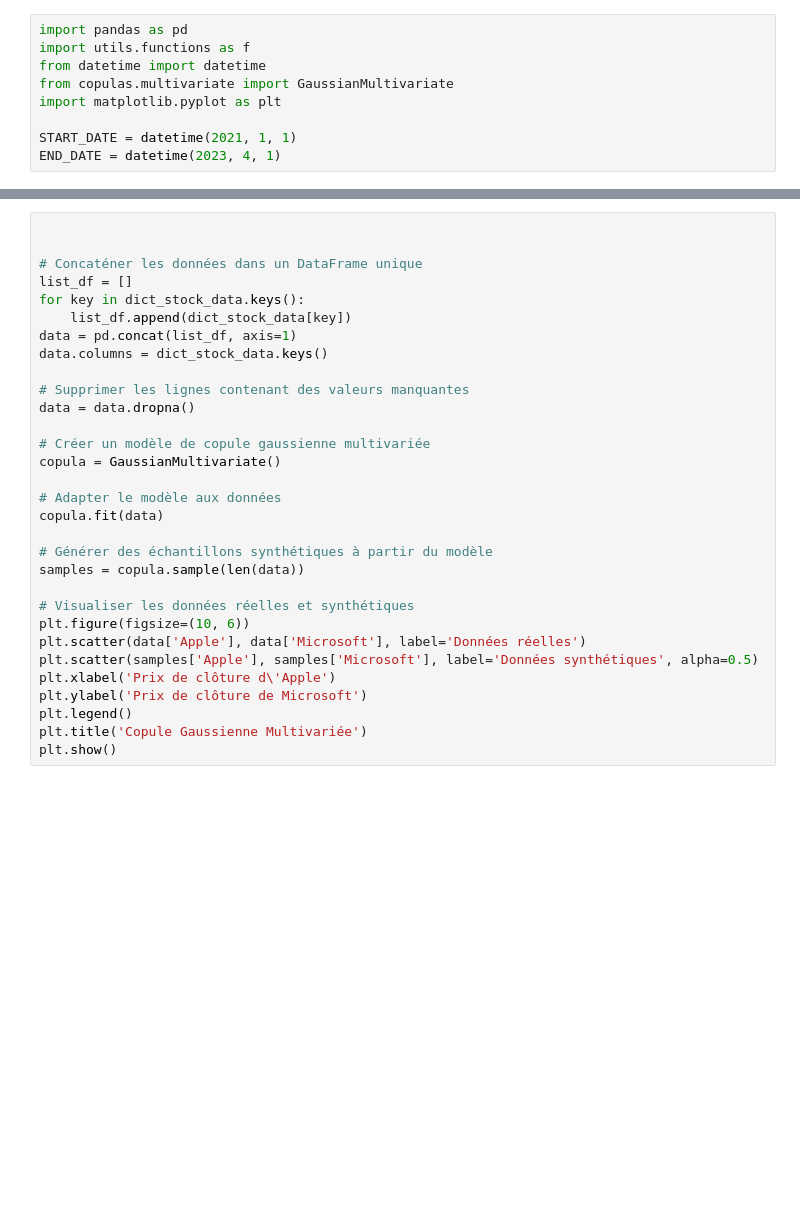
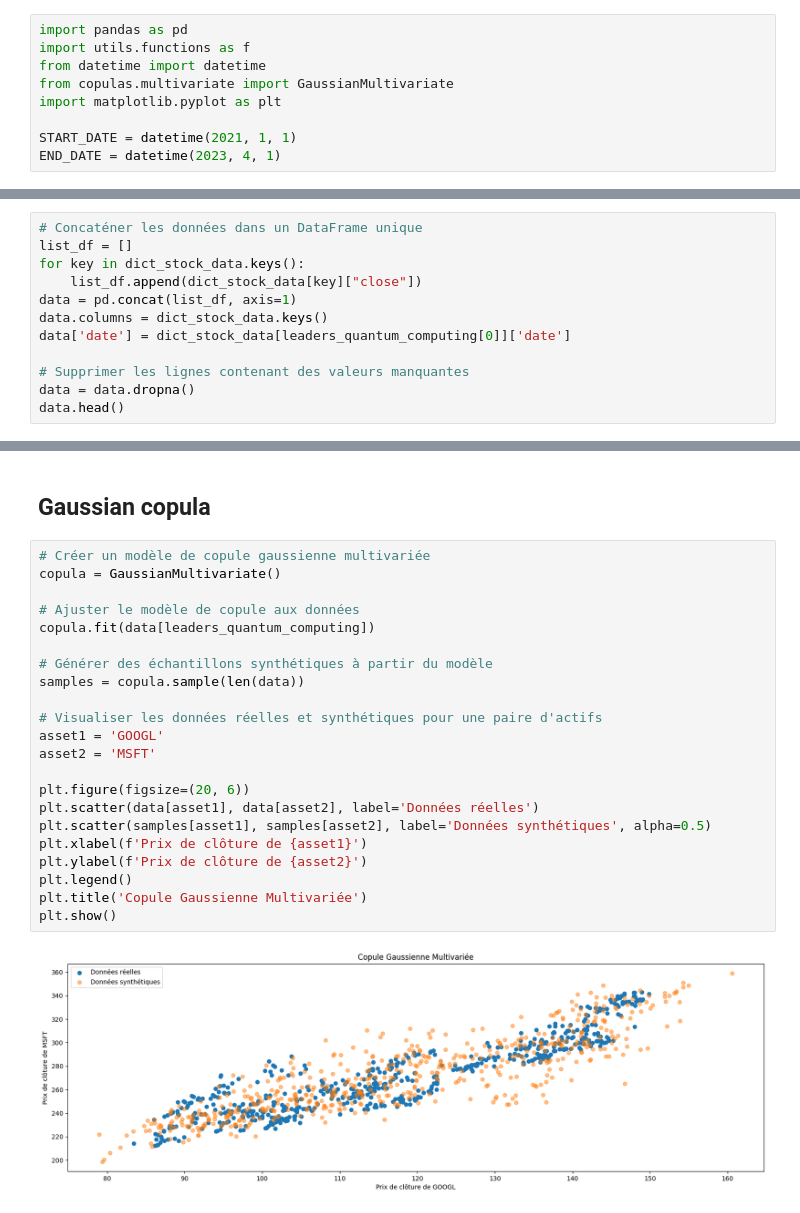
Before and after one commit to mathias-grau/MAP565, a Jupyter notebook: copules.ipynb, the cells around one changed output, grey strips where cells are left out. Drawn from its saved outputs; the diff is of its cells as text; blank space fills up the shorter version.

```diff
--- a/copules.ipynb
+++ b/copules.ipynb
@@ -35,0 +32,12 @@ All data downloaded : True
+# %%
+# Concaténer les données dans un DataFrame unique
+list_df = []
+for key in dict_stock_data.keys():
+    list_df.append(dict_stock_data[key]["close"])
+data = pd.concat(list_df, axis=1)
+data.columns = dict_stock_data.keys()
+data['date'] = dict_stock_data[leaders_quantum_computing[0]]['date']
+
+# Supprimer les lignes contenant des valeurs manquantes
+data = data.dropna()
+data.head()
@@ -36,31 +51,26 @@ All data downloaded : True
+# %% [markdown]
+## Gaussian copula
 # %%
-
-
-# Concaténer les données dans un DataFrame unique
-list_df = []
-for key in dict_stock_data.keys():
-    list_df.append(dict_stock_data[key])
-data = pd.concat(list_df, axis=1)
-data.columns = dict_stock_data.keys()
-
-# Supprimer les lignes contenant des valeurs manquantes
-data = data.dropna()
-
 # Créer un modèle de copule gaussienne multivariée
 copula = GaussianMultivariate()
 
-# Adapter le modèle aux données
-copula.fit(data)
+# Ajuster le modèle de copule aux données
+copula.fit(data[leaders_quantum_computing])
 
 # Générer des échantillons synthétiques à partir du modèle
 samples = copula.sample(len(data))
 
-# Visualiser les données réelles et synthétiques
-plt.figure(figsize=(10, 6))
-plt.scatter(data['Apple'], data['Microsoft'], label='Données réelles')
-plt.scatter(samples['Apple'], samples['Microsoft'], label='Données synthétiques', alpha=0.5)
-plt.xlabel('Prix de clôture d\'Apple')
-plt.ylabel('Prix de clôture de Microsoft')
+# Visualiser les données réelles et synthétiques pour une paire d'actifs
+asset1 = 'GOOGL'
+asset2 = 'MSFT'
+
+plt.figure(figsize=(20, 6))
+plt.scatter(data[asset1], data[asset2], label='Données réelles')
+plt.scatter(samples[asset1], samples[asset2], label='Données synthétiques', alpha=0.5)
+plt.xlabel(f'Prix de clôture de {asset1}')
+plt.ylabel(f'Prix de clôture de {asset2}')
 plt.legend()
 plt.title('Copule Gaussienne Multivariée')
 plt.show()
+# %% [output]
+[figure, added]
```
Also changed, not shown: parts of 16 cells of this notebook, 3 other files.
